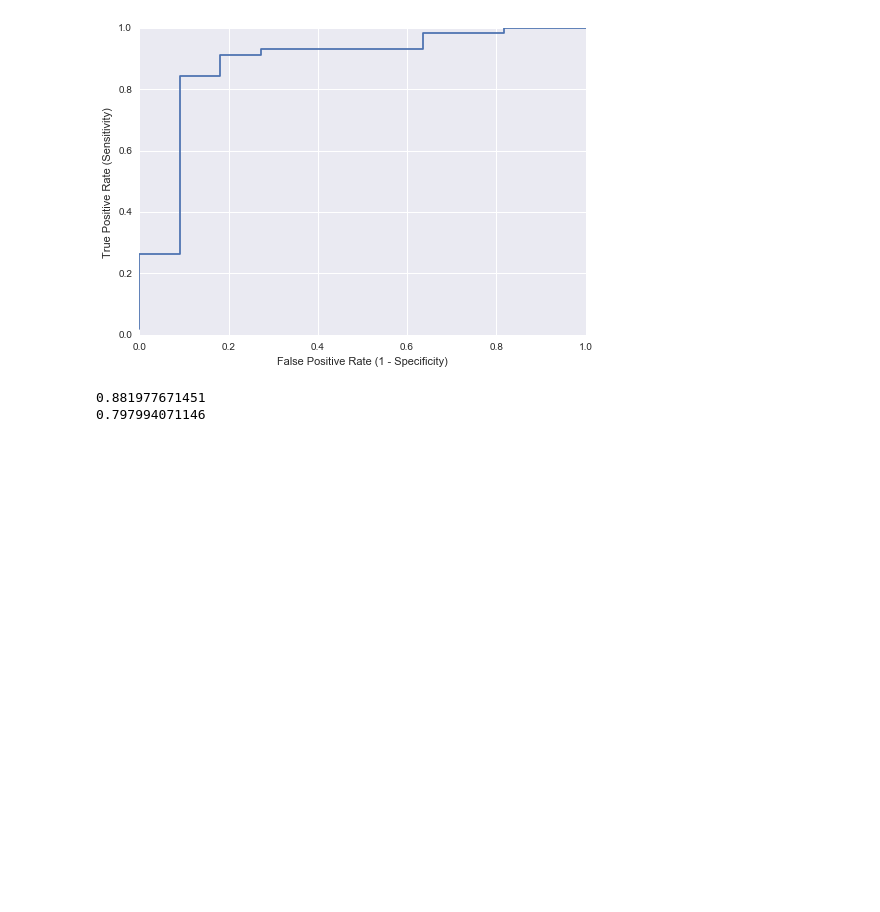
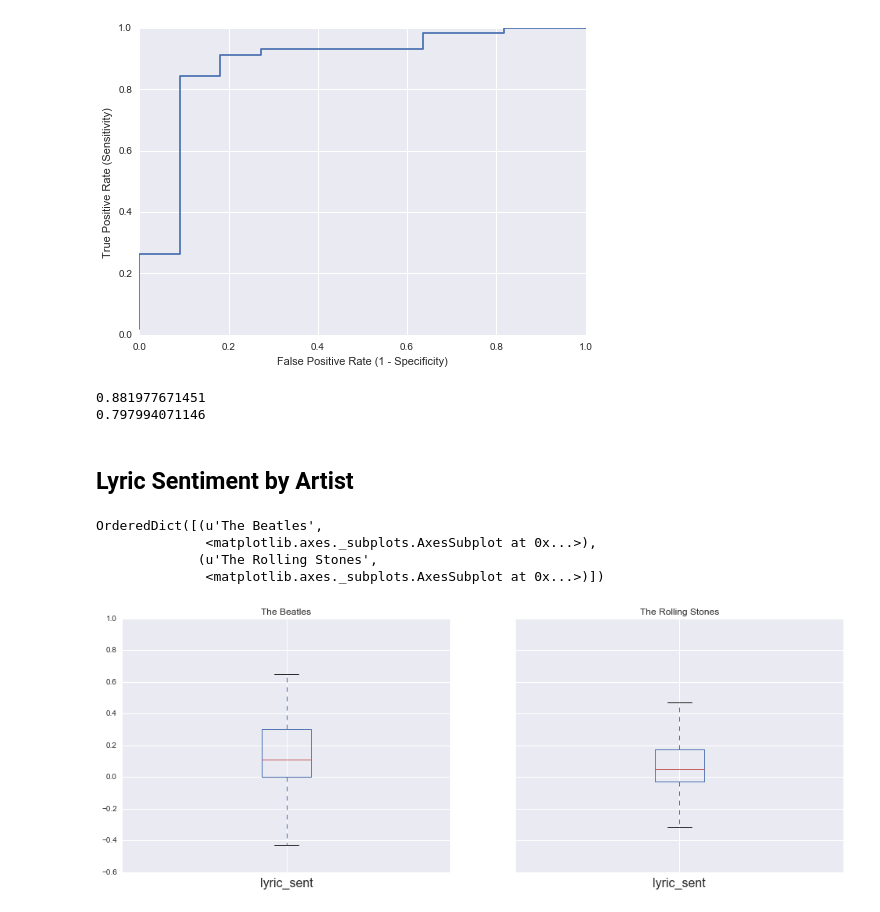
Before and after one commit to maxrose61/GA_DS, a Jupyter notebook: FInal_Project/Quantifying_Influence_Analysis_maxrose_DSFinal.ipynb, the cells around one changed output. Saved outputs shown, nothing was run; the diff lists cells and outputs as text; code cells hidden in the pictures; blank space fills up the shorter version.

```diff
--- a/FInal_Project/Quantifying_Influence_Analysis_maxrose_DSFinal.ipynb
+++ b/FInal_Project/Quantifying_Influence_Analysis_maxrose_DSFinal.ipynb
@@ -244,0 +270,10 @@ print cross_val_score(logreg, X, y, cv=10, scoring='roc_auc').mean()
+# %% [markdown]
+## Lyric Sentiment by Artist
+# %%
+data[['artist','lyric_sent']].groupby('artist').boxplot(return_type='axes',figsize=(16,6),fontsize=16)
+# %% [output]
+OrderedDict([(u'The Beatles',
+              <matplotlib.axes._subplots.AxesSubplot at 0x...>),
+             (u'The Rolling Stones',
+              <matplotlib.axes._subplots.AxesSubplot at 0x...>)])
+[figure, added]
```
Also changed, not shown: parts of 21 cells of this notebook, 7 other files.
